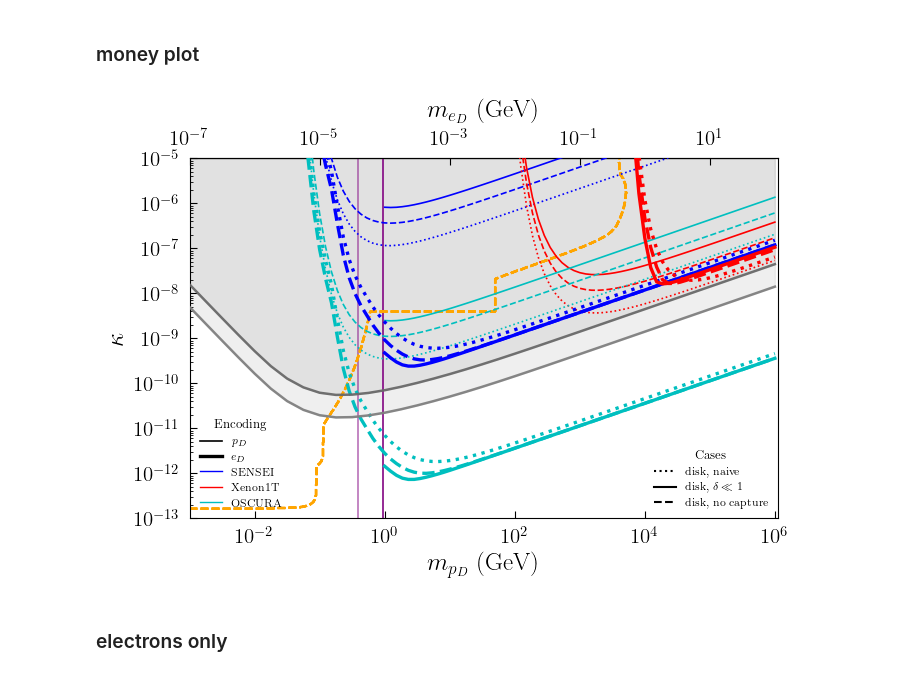
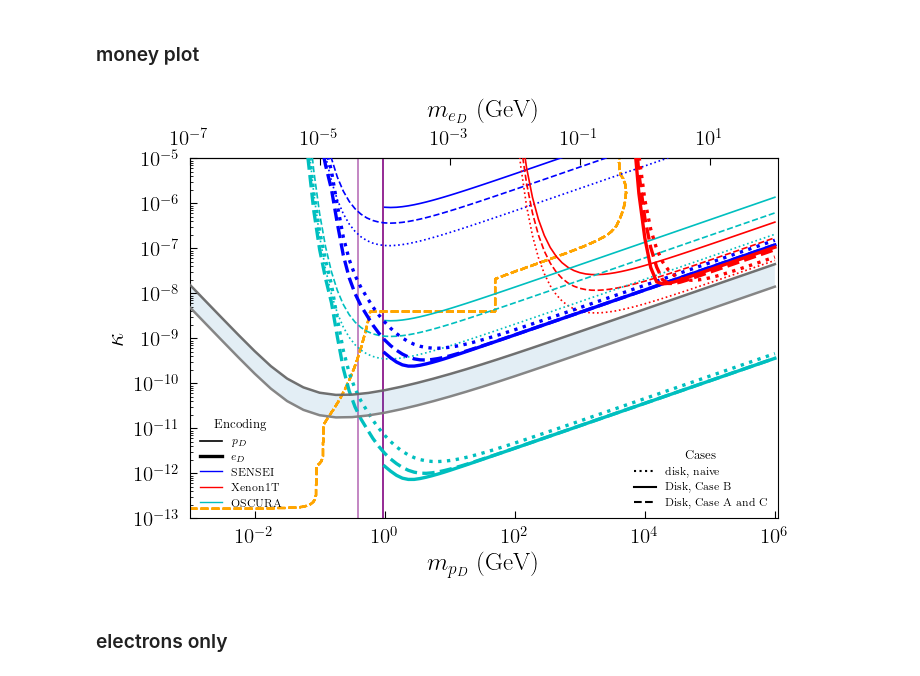
Before and after one commit to Keegan-Humphrey/darkELF-custom, a Jupyter notebook: mystuff/constraint_plots_clean.ipynb, the cells around one changed output. Drawn from its saved outputs; the diff is of its cells as text; code cells hidden in the pictures.

Commit message:
comoving sun with non-comoving Earth implemented and plots altered slightly. Before implementing dark atomic form factor flag.

```diff
--- a/mystuff/constraint_plots_clean.ipynb
+++ b/mystuff/constraint_plots_clean.ipynb
@@ -48,7 +48,7 @@ kcut=1.2e4 # restrict phase space for massive mediator
 
 targetlabels=[r"Si - halo, CDM ($f_D=1$)","Si - disk, naive","Si - halo","Si - halo, max charged",r"Si - disk, $\delta \ll 1$","Si - disk, no capture","Si - disk, little both"]
 
-kept_indices = (2,1,4,5)
+kept_indices = (1,2,4,5)
 therm_drops = (3,4)
 
 masslist_pD = masslist
@@ -156,11 +156,12 @@ def kappa_to_sigmaN_ref(kappa, mchi_eV, Z, mN_GeV, qref_GeV=None):
 # %% [markdown]
 ### electron recoil
 # %%
-task = ("write","read")[1]
+task = ("write","read")[0]
 
 # test_read = np.array([])
 
-fname = "lim_massless_SENSEI_exp_pD_11_5_26"
+# fname = "lim_massless_SENSEI_exp_pD_11_5_26"
+fname = "lim_massless_SENSEI_exp_pD_17_6_26"
 
 if task == "write":
 
@@ -1037,14 +1056,15 @@ def kappa_to_sigmaN_ref(kappa, mchi_eV, Z, mN_GeV, qref_GeV=None):
 # %% [markdown]
 ### electron recoil
 # %%
-task = ("write","read")[1]
+task = ("write","read")[0]
 
 # test_read = np.array([])
 
 # fname = "lim_massless_SENSEI_exp_22_4_22"
 # fname = "lim_massless_SENSEI_exp_11_5_26"
 # fname = "lim_massless_SENSEI_exp_31_5_26"
-fname = "lim_massless_SENSEI_exp_1_6_26"
+# fname = "lim_massless_SENSEI_exp_1_6_26"
+fname = "lim_massless_SENSEI_exp_17_6_26"
 
 if task == "write":
     lim_massless=[]
@@ -2594,7 +2622,7 @@ NameError: name 'experiment_alphas' is not defined
 
 # targetlabels=[r"Si - halo, CDM ($f_D=1$)","Si - disk, naive","Si - halo","Si - halo, max charged",r"Si - disk, $\delta \ll 1$","Si - disk, no capture","Si - disk, little both"]
 
-targetlabels=[r"Si - halo, CDM ($f_D=1$)","disk, naive","halo","halo, max charged",r"disk, $\delta \ll 1$","disk, no capture","Si - disk, little both"]
+targetlabels=[r"Si - halo, CDM ($f_D=1$)","disk, naive","halo","halo, max charged",r"Disk, Case B","Disk, Case A and C","Si - disk, little both"]
 
 
 # kept_indices = (1,2,4,5)
@@ -3088,25 +3116,25 @@ x_c1, y_c1 = load_log_contour_from_json(contour_file, 0)
 x_c2, y_c2 = load_log_contour_from_json(contour_file, 1)
 
 
-shade_above_contour(
-    ax,
-    x_c1,
-    y_c1,
-    y_upper,
-    color="gray",
-    alpha=0.12,
-    zorder=0,
-)
+# shade_above_contour(
+#     ax,
+#     x_c1,
+#     y_c1,
+#     y_upper,
+#     color="gray",
+#     alpha=0.12,
+#     zorder=0,
+# )
 
-shade_above_contour(
-    ax,
-    x_c2,
-    y_c2,
-    y_upper,
-    color="gray",
-    alpha=0.12,
-    zorder=0,
-)
+# shade_above_contour(
+#     ax,
+#     x_c2,
+#     y_c2,
+#     y_upper,
+#     color="gray",
+#     alpha=0.12,
+#     zorder=0,
+# )
 
 ax.plot(
     x_c1,
@@ -3127,6 +3155,30 @@ ax.plot(
     lw=1.8,
     alpha=0.95,
     zorder=6,
+)
+
+# Fill between contours
+xmin = max(np.min(x_c1), np.min(x_c2))
+xmax = min(np.max(x_c1), np.max(x_c2))
+
+x_common = np.logspace(
+    np.log10(xmin),
+    np.log10(xmax),
+    1000,
+)
+
+y1_common = np.interp(x_common, x_c1, y_c1)
+y2_common = np.interp(x_common, x_c2, y_c2)
+
+# ax.plot(x_c1, y_c1)
+# ax.plot(x2, y2)
+
+ax.fill_between(
+    x_common,
+    y1_common,
+    y2_common,
+    alpha=0.12,
+    zorder=1,
 )
 
 # ------------------------------------------------------------------
@@ -3337,34 +3389,34 @@ reference_handles = []
 leg1 = ax.legend(
     handles=case_handles,
     title="Cases",
     fontsize=8,
     title_fontsize=9,
     loc="lower right",
     frameon=False,
 )
 
 ax.add_artist(leg1)
 
 leg2 = ax.legend(
     handles=species_handles + experiment_handles + reference_handles,
     title="Encoding",
     fontsize=8,
     title_fontsize=9,
     loc="lower left",
     frameon=False,
 )
 
 # fig.tight_layout()
 # fig.subplots_adjust(wspace=0.3)
 fig.subplots_adjust(
     left=0.13,
     right=0.97,
     bottom=0.15,
     top=0.90,
 )
 plt.show()
 # %% [output]
-[figure, old version]
+[figure, new version]
 # %% [markdown]
 ### electrons only
 # %%
```
Also changed, not shown: parts of 5 cells of this notebook, 6 other files.
